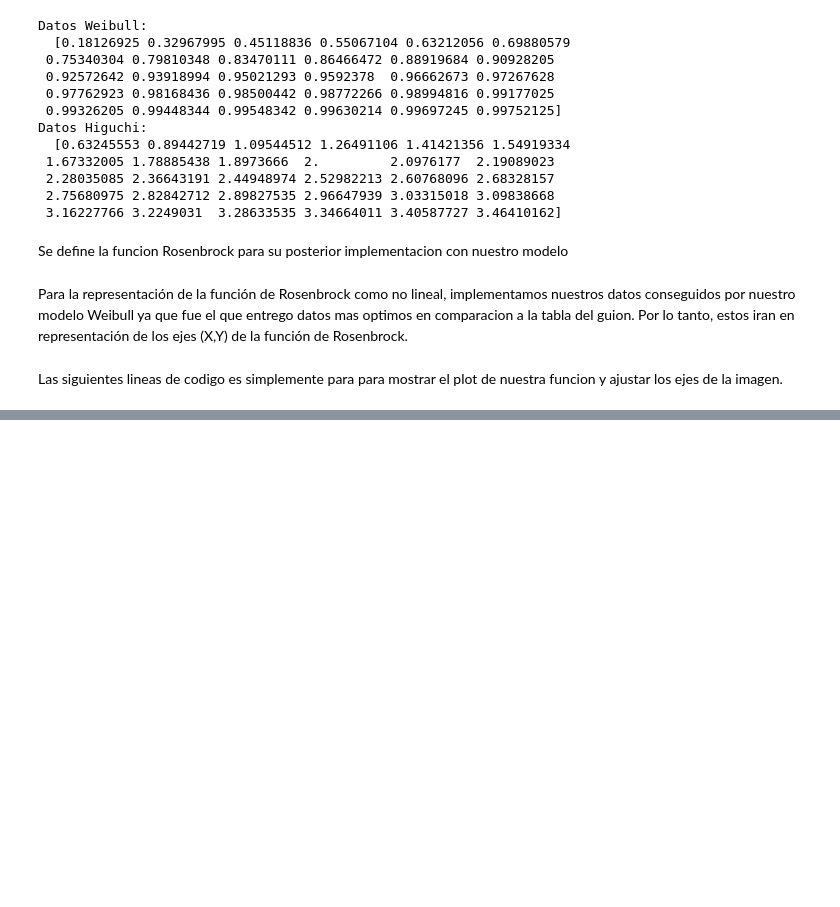
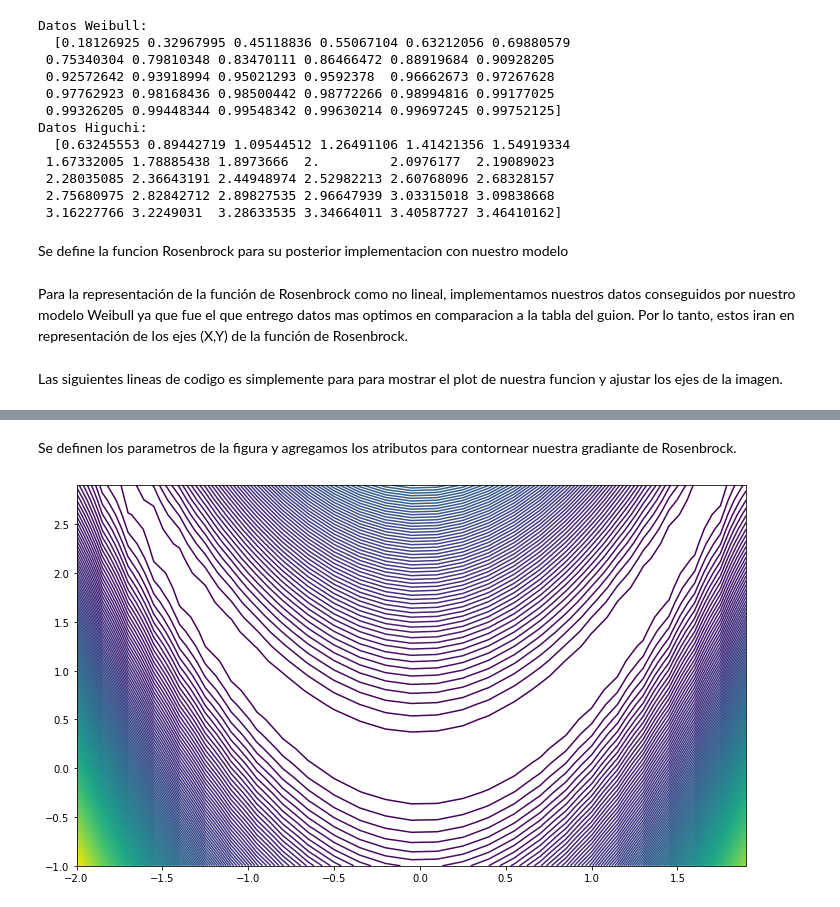
Before and after one commit to Eithilgan/Calculo-Avanzado, a Jupyter notebook: Actividad Optimizacion/M2optimizacion.ipynb, the cells around one changed output, grey strips where cells are left out. Cells and saved outputs as stored; diff of their text form; code cells hidden in the pictures; blank space fills up the shorter version.

```diff
--- a/Actividad Optimizacion/M2optimizacion.ipynb
+++ b/Actividad Optimizacion/M2optimizacion.ipynb
@@ -101,0 +120,8 @@ plt.show()
+# %% [markdown]
+Se definen los parametros de la figura y agregamos los atributos para contornear nuestra gradiante de Rosenbrock.
+# %%
+plt.figure(figsize=(12, 7))
+plt.contour(X,Y,Z,200)
+plt.show()
+# %% [output]
+[figure, added]
```
Also changed, not shown: parts of 9 cells of this notebook.
